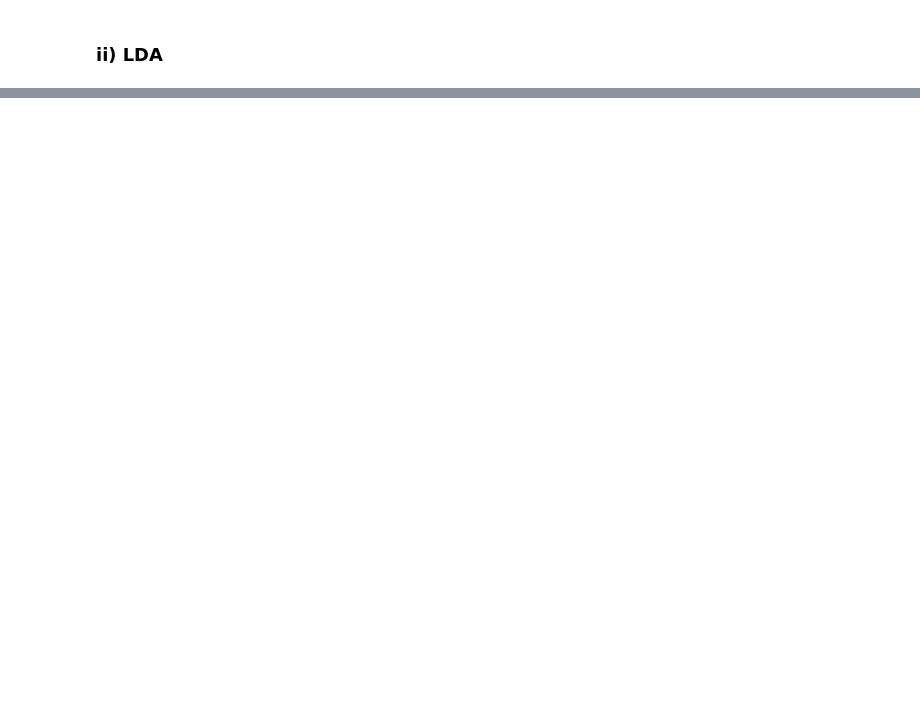
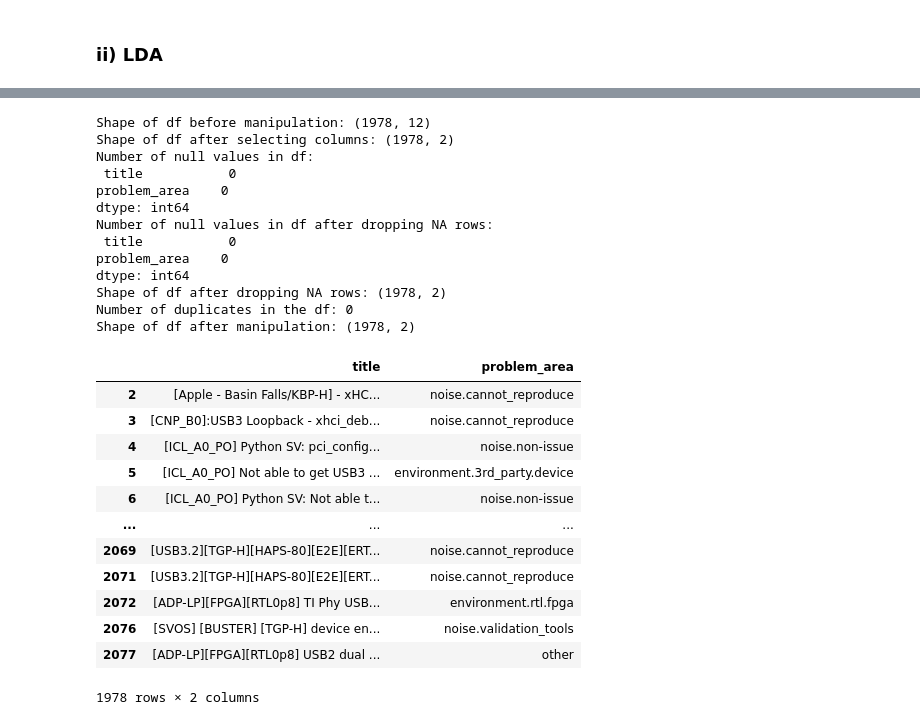
Before and after one commit to NicoleNL/ML-Track, a Jupyter notebook: Similarity_analytics_20210921.ipynb, the cells around one changed output, grey strips where cells are left out. Cells and saved outputs as stored; diff of their text form; code cells hidden in the pictures; blank space fills up the shorter version.

```diff
--- a/Similarity_analytics_20210921.ipynb
+++ b/Similarity_analytics_20210921.ipynb
@@ -1167,0 +969,30 @@ The top 10 words for topic #4
+# %%
+df = df_manipulation(df,how="any",keep="first",cols_tokeep=["title","problem_area"],cols_todrop=None,impute_value=None,subset=None)
+df
+# %% [output]
+Shape of df before manipulation: (1978, 12)
+Shape of df after selecting columns: (1978, 2)
+Number of null values in df:
+ title           0
+problem_area    0
+dtype: int64
+Number of null values in df after dropping NA rows:
+ title           0
+problem_area    0
+dtype: int64
+Shape of df after dropping NA rows: (1978, 2)
+Number of duplicates in the df: 0
+Shape of df after manipulation: (1978, 2)
+|  | title | problem_area |
+| 2 | [Apple - Basin Falls/KBP-H] - xHC... | noise.cannot_reproduce |
+| 3 | [CNP_B0]:USB3 Loopback - xhci_deb... | noise.cannot_reproduce |
+| 4 | [ICL_A0_PO] Python SV: pci_config... | noise.non-issue |
+| 5 | [ICL_A0_PO] Not able to get USB3 ... | environment.3rd_party.device |
+| 6 | [ICL_A0_PO] Python SV: Not able t... | noise.non-issue |
+| ... | ... | ... |
+| 2069 | [USB3.2][TGP-H][HAPS-80][E2E][ERT... | noise.cannot_reproduce |
+| 2071 | [USB3.2][TGP-H][HAPS-80][E2E][ERT... | noise.cannot_reproduce |
+| 2072 | [ADP-LP][FPGA][RTL0p8] TI Phy USB... | environment.rtl.fpga |
+| 2076 | [SVOS] [BUSTER] [TGP-H] device en... | noise.validation_tools |
+| 2077 | [ADP-LP][FPGA][RTL0p8] USB2 dual ... | other |
+1978 rows × 2 columns
```
Also changed, not shown: parts of 40 cells of this notebook.
